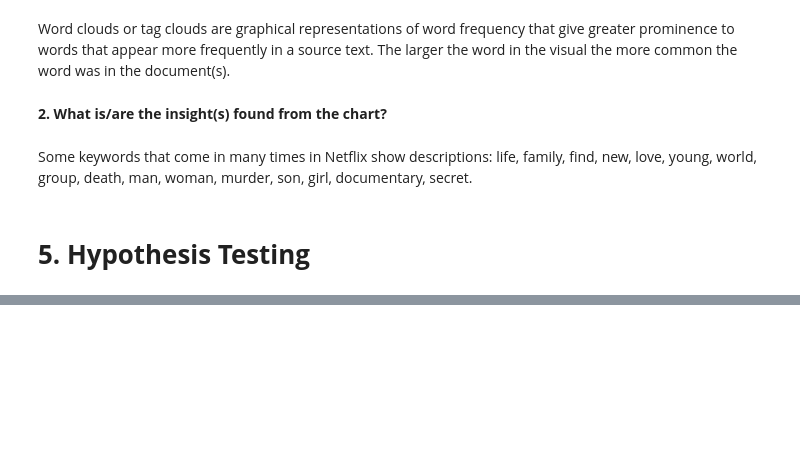
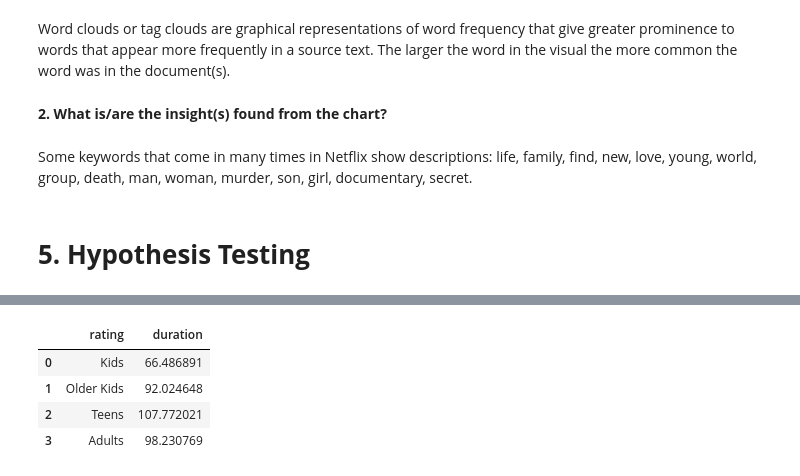
Before and after one commit to Sairindhrijena/Netflix-Movies-and-TV-Shows-Clustering, a Jupyter notebook: Netflix_Movies_and_TV_Shows_Clustering.ipynb, the cells around one changed output, grey strips where cells are left out. Drawn from its saved outputs; the diff is of its cells as text; code cells hidden in the pictures; blank space fills up the shorter version.

```diff
--- a/Netflix_Movies_and_TV_Shows_Clustering.ipynb
+++ b/Netflix_Movies_and_TV_Shows_Clustering.ipynb
@@ -1067,0 +1147,12 @@ Some keywords that come in many times in Netflix show descriptions: life, family
+# %%
+#group_by duration and rating
+group_by_= data_hypothesis1[['duration','rating']].groupby(by='rating')
+#mean of group_by variable
+group=group_by_.mean().reset_index()
+group
+# %% [output]
+|  | rating | duration |
+| 0 | Kids | 66.486891 |
+| 1 | Older Kids | 92.024648 |
+| 2 | Teens | 107.772021 |
+| 3 | Adults | 98.230769 |
```
Also changed, not shown: parts of 31 cells of this notebook.
